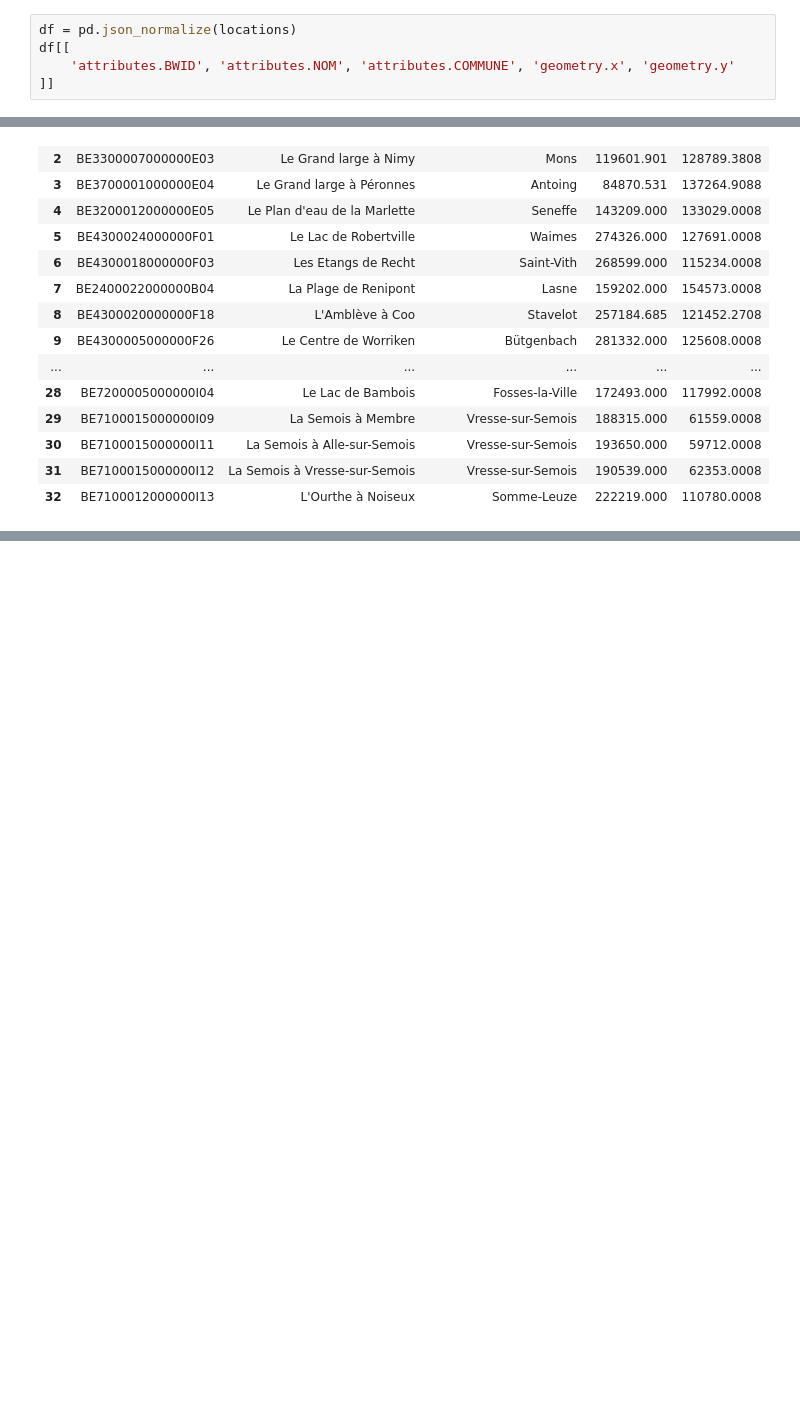
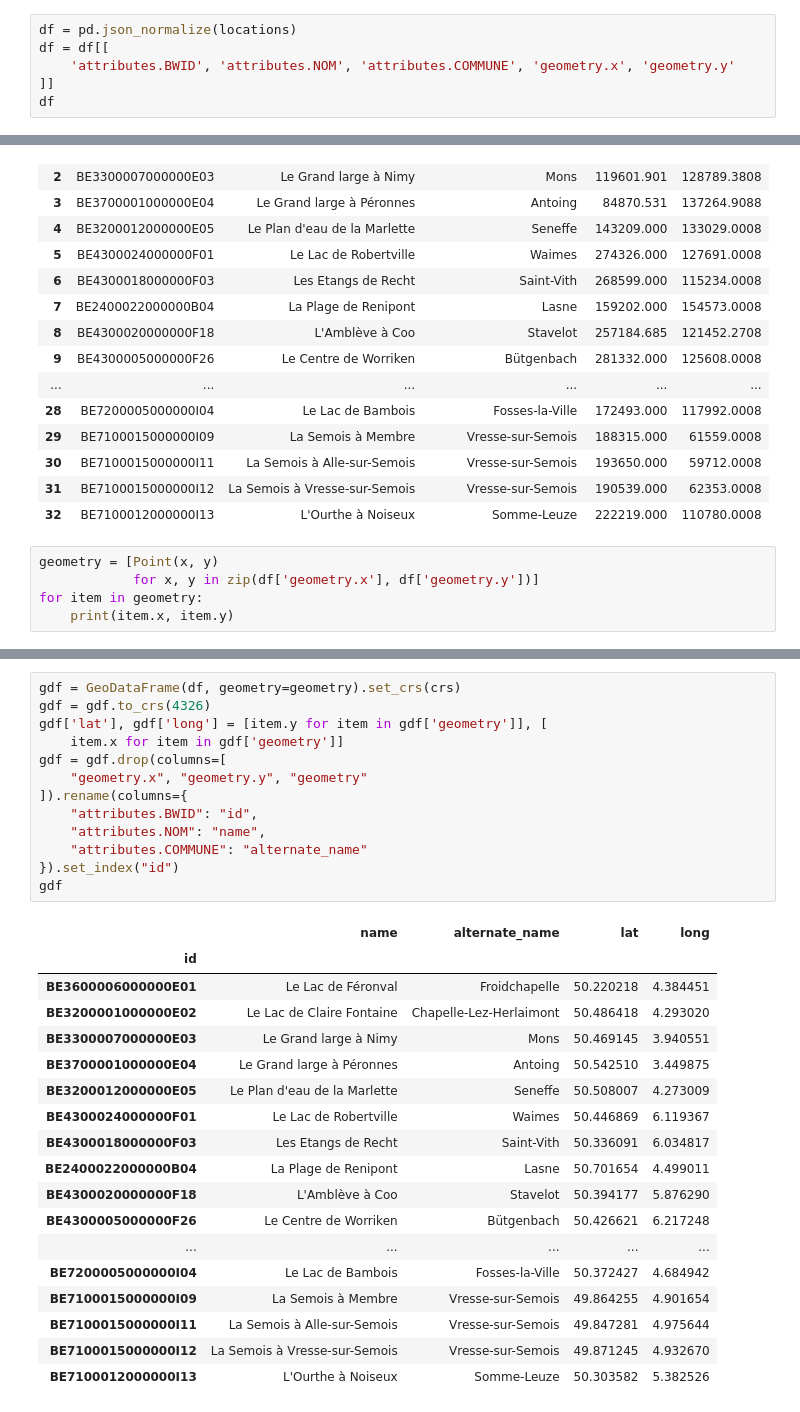
Before and after one commit to leonmelein/EUBathingWaterAPI, a Jupyter notebook: data/belgium/BE-Wallonie.ipynb, the cells around one changed output, grey strips where cells are left out. Cells and saved outputs as stored; diff of their text form; blank space fills up the shorter version.

```diff
--- a/data/belgium/BE-Wallonie.ipynb
+++ b/data/belgium/BE-Wallonie.ipynb
@@ -36,9 +37,10 @@ locations
   'geometry': {'x': 222219, 'y': 110780.00079999864}}]
 # %%
 df = pd.json_normalize(locations)
-df[[
+df = df[[
     'attributes.BWID', 'attributes.NOM', 'attributes.COMMUNE', 'geometry.x', 'geometry.y'
 ]]
+df
 # %% [output]
 |  | attributes.BWID | attributes.NOM | attributes.COMMUNE | geometry.x | geometry.y |
 | 0 | BE3600006000000E01 | Le Lac de Féronval | Froidchapelle | 151121.000 | 101014.0008 |
@@ -57,3 +59,8 @@ df[[
 | 30 | BE7100015000000I11 | La Semois à Alle-sur-Semois | Vresse-sur-Semois | 193650.000 | 59712.0008 |
 | 31 | BE7100015000000I12 | La Semois à Vresse-sur-Semois | Vresse-sur-Semois | 190539.000 | 62353.0008 |
 | 32 | BE7100012000000I13 | L'Ourthe à Noiseux | Somme-Leuze | 222219.000 | 110780.0008 |
+# %%
+geometry = [Point(x, y)
+            for x, y in zip(df['geometry.x'], df['geometry.y'])]
+for item in geometry:
+    print(item.x, item.y)
@@ -59,0 +85,32 @@ df[[
+# %%
+gdf = GeoDataFrame(df, geometry=geometry).set_crs(crs)
+gdf = gdf.to_crs(4326)
+gdf['lat'], gdf['long'] = [item.y for item in gdf['geometry']], [
+    item.x for item in gdf['geometry']]
+gdf = gdf.drop(columns=[
+    "geometry.x", "geometry.y", "geometry"
+]).rename(columns={
+    "attributes.BWID": "id",
+    "attributes.NOM": "name",
+    "attributes.COMMUNE": "alternate_name"
+}).set_index("id")
+gdf
+# %% [output]
+|  | name | alternate_name | lat | long |
+| id |  |  |  |  |
+| BE3600006000000E01 | Le Lac de Féronval | Froidchapelle | 50.220218 | 4.384451 |
+| BE3200001000000E02 | Le Lac de Claire Fontaine | Chapelle-Lez-Herlaimont | 50.486418 | 4.293020 |
+| BE3300007000000E03 | Le Grand large à Nimy | Mons | 50.469145 | 3.940551 |
+| BE3700001000000E04 | Le Grand large à Péronnes | Antoing | 50.542510 | 3.449875 |
+| BE3200012000000E05 | Le Plan d'eau de la Marlette | Seneffe | 50.508007 | 4.273009 |
+| BE4300024000000F01 | Le Lac de Robertville | Waimes | 50.446869 | 6.119367 |
+| BE4300018000000F03 | Les Etangs de Recht | Saint-Vith | 50.336091 | 6.034817 |
+| BE2400022000000B04 | La Plage de Renipont | Lasne | 50.701654 | 4.499011 |
+| BE4300020000000F18 | L'Amblève à Coo | Stavelot | 50.394177 | 5.876290 |
+| BE4300005000000F26 | Le Centre de Worriken | Bütgenbach | 50.426621 | 6.217248 |
+| ... | ... | ... | ... | ... |
+| BE7200005000000I04 | Le Lac de Bambois | Fosses-la-Ville | 50.372427 | 4.684942 |
+| BE7100015000000I09 | La Semois à Membre | Vresse-sur-Semois | 49.864255 | 4.901654 |
+| BE7100015000000I11 | La Semois à Alle-sur-Semois | Vresse-sur-Semois | 49.847281 | 4.975644 |
+| BE7100015000000I12 | La Semois à Vresse-sur-Semois | Vresse-sur-Semois | 49.871245 | 4.932670 |
+| BE7100012000000I13 | L'Ourthe à Noiseux | Somme-Leuze | 50.303582 | 5.382526 |
```
Also changed, not shown: parts of 3 cells of this notebook, 1 other file.
